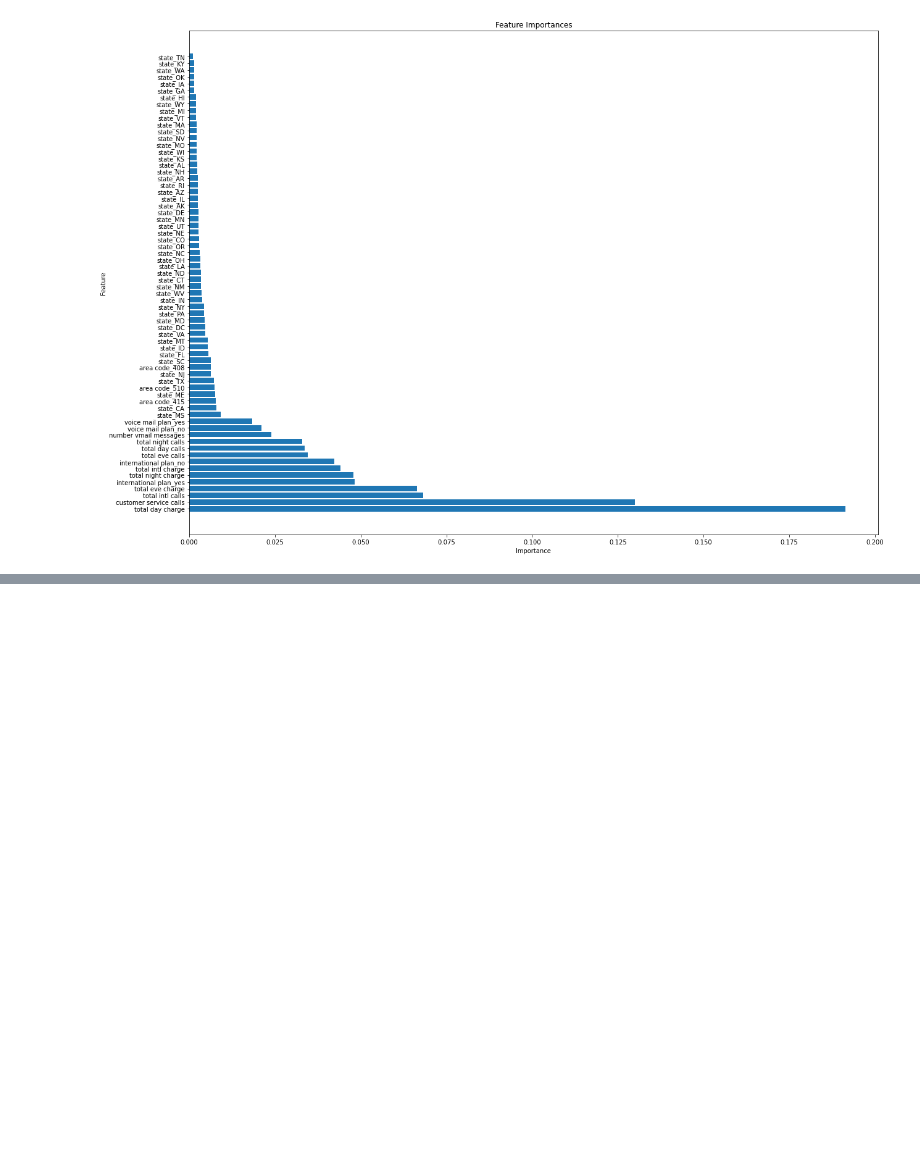
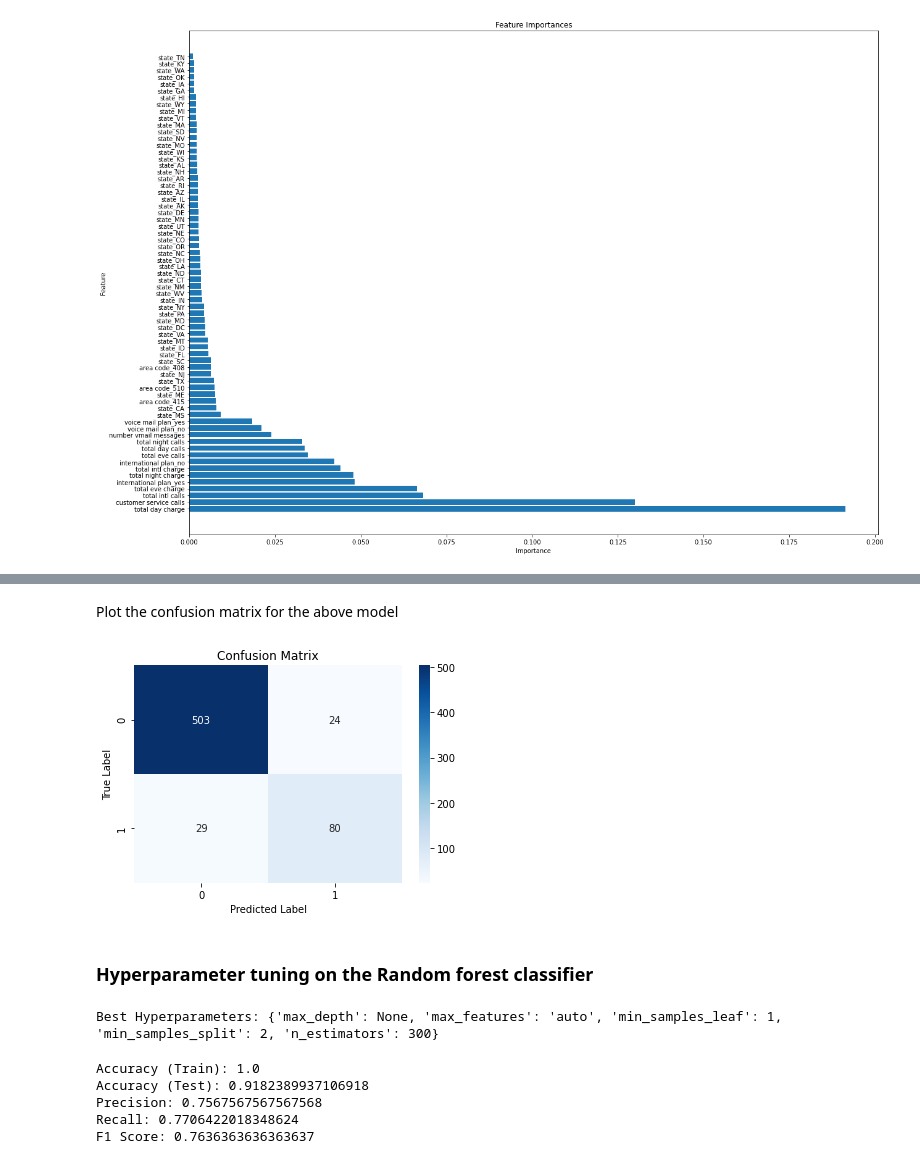
Before and after one commit to Amoskipkirui/Customer-churn-analysis, a Jupyter notebook: index.ipynb, the cells around one changed output, grey strips where cells are left out. Saved outputs shown, nothing was run; the diff lists cells and outputs as text; code cells hidden in the pictures; blank space fills up the shorter version.

```diff
--- a/index.ipynb
+++ b/index.ipynb
@@ -670,2 +686,0 @@ X = df_cleaned2.drop('churn', axis=1)
-# %%
-X_train, X_test, y_train, y_test = train_test_split(X, y, random_state=1)
@@ -883,8 +686,0 @@ Accuracy: 100.0
-# %%
-model2.fit(X_test_full, y_test)
-y_pred2 = model2.predict(X_test_full)
-accuracy1 = accuracy_score(y_test, y_pred2)
-print('Accuracy:', accuracy1*100)
-cm = confusion_matrix(y_test, y_pred2)
-cm_df = pd.DataFrame(cm, index=['Actual 0', 'Actual 1'], columns=['Predicted 0', 'Predicted 1'])
-cm_df
@@ -905,6 +686,0 @@ Accuracy: 88.87489504617967
-# %%
-model2 = KNeighborsClassifier()
-model2.fit(X_test_full, y_test)
-y_pred = model2.predict(X_test_full)
-accuracy1 = accuracy_score(y_test, y_pred)
-print('Accuracy:', accuracy1*100)
@@ -912,0 +703,62 @@ Accuracy: 85.51637279596977
+# %% [markdown]
+Plot the confusion matrix for the above model
+# %%
+conf_matrix3 = confusion_matrix(y_test, y_test_pred3)
+# Create a heatmap for the confusion matrix
+sns.heatmap(conf_matrix3, annot=True, fmt='d', cmap='Blues')
+plt.title('Confusion Matrix')
+plt.xlabel('Predicted Label')
+plt.ylabel('True Label')
+plt.show()
+# %% [output]
+[figure, added]
+# %% [markdown]
+### Hyperparameter tuning on the Random forest classifier
+# %%
+
+# Define the parameter grid to search over
+param_grid = {
+    'n_estimators': [100, 200, 300],
+    'max_depth': [None, 5, 10],
+    'min_samples_split': [2, 5, 10],
+    'min_samples_leaf': [1, 2, 4],
+    'max_features': ['auto', 'sqrt']
+}
+
+# Instantiate the Random Forest Classifier
+model = RandomForestClassifier(random_state=24)
+
+# Perform grid search with cross-validation
+grid_search = GridSearchCV(model, param_grid, cv=5)
+grid_search.fit(X_train_resampled, y_train_resampled)
+
+# Get the best hyperparameters
+best_params = grid_search.best_params_
+print('Best Hyperparameters:', best_params)
+
+# Use the best model to make predictions
+best_model = grid_search.best_estimator_
+y_train_pred_best = best_model.predict(X_train_resampled)
+y_test_pred_best = best_model.predict(X_test)
+
+# Calculate evaluation metrics
+accuracy_train_best = accuracy_score(y_train_resampled, y_train_pred_best)
+accuracy_test_best = accuracy_score(y_test, y_test_pred_best)
+precision_best = precision_score(y_test, y_test_pred_best)
+recall_best = recall_score(y_test, y_test_pred_best)
+f1_best = f1_score(y_test, y_test_pred_best)
+# %% [output]
+Best Hyperparameters: {'max_depth': None, 'max_features': 'auto', 'min_samples_leaf': 1, 'min_samples_split': 2, 'n_estimators': 300}
+# %%
+# Print the evaluation metric results
+print('Accuracy (Train):', accuracy_train_best)
+print('Accuracy (Test):', accuracy_test_best)
+print('Precision:', precision_best)
+print('Recall:', recall_best)
+print('F1 Score:', f1_best)
+# %% [output]
+Accuracy (Train): 1.0
+Accuracy (Test): 0.9182389937106918
+Precision: 0.7567567567567568
+Recall: 0.7706422018348624
+F1 Score: 0.7636363636363637
```
Also changed, not shown: parts of 97 cells of this notebook.
